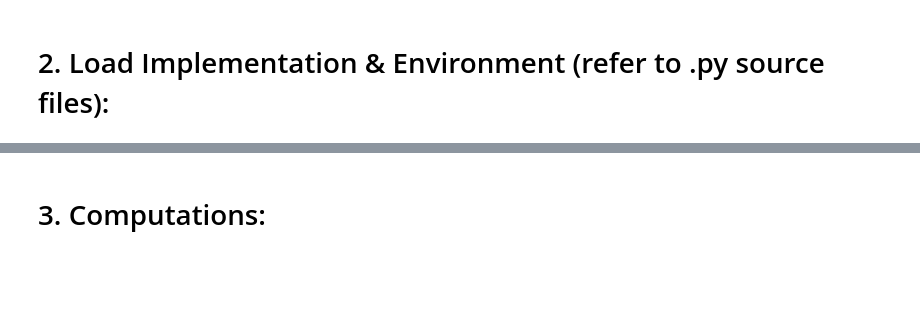
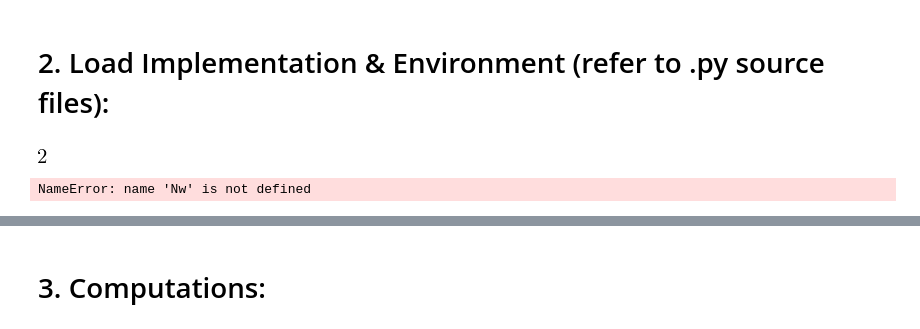
Before and after one commit to top-sim/sdp-par-model, a Jupyter notebook: iPython/SKA1_Performance_Model_PDR05.ipynb, the cells around one changed output, grey strips where cells are left out. Cells and saved outputs as stored; diff of their text form; code cells hidden in the pictures; blank space fills up the shorter version.

```diff
--- a/iPython/SKA1_Performance_Model_PDR05.ipynb
+++ b/iPython/SKA1_Performance_Model_PDR05.ipynb
@@ -83,6 +92,51 @@ _If any of these values need to be changed, this should be done in the "Implemen
 | Minimum Snapshot timescale - equals $T_{obs}$ for slow transients | $T_{snap, min}$ | Tsnap_min | $1.2\ {\rm sec}$ | $1.2\ {\rm sec}$ | $1.2\ {\rm sec}$
 # %% [markdown]
 # 2. Load Implementation & Environment (refer to .py source files):
+# %%
+from sympy import symbols, pi, log, ln, Min, Max, sqrt, sign, lambdify, ceiling, floor, evalf
+import copy
+import sympy.physics.units as u
+from astropy import constants as const
+import numpy as np
+from scipy import optimize as opt
+
+class parameter_container:
+    def __init__(self):
+        pass
+
+    def __enter__(self):
+        pass
+
+    def __exit__(self, a, b, c):
+        pass
+
+def apply_global_parameters(o):
+    o.Omega_E = 7.292115e-5  # In PDR05 Excel sheet a value of 0.0000727 was used. This value based on rotation relative to the fixed stars
+    o.R_Earth = const.R_earth.value * u.m # In PDR05 Excel sheet a value of 6400000 was used
+    o.epsilon_w = 0.01
+    o.Mvis = 12.0
+    o.Naa = 9
+    o.Nmm = 4
+    o.Npp = 4
+    o.Nw  = 2  # Bytes per value
+    o.Qbw  = 1.0
+    o.Qfcv = 10.0
+    o.Qgcf = 8.0
+    o.Qw   = 1.0
+    o.Tion = 60.0
+    o.Tsnap_min = 1.2
+# %%
+a = parameter_container()
+apply_global_parameters(a)
+# %%
+a.Nw
+# %% [output]
+[figure, added]
+# %%
+with a:
+    print Nw
+# %% [output]
+NameError: name 'Nw' is not defined
 # %%
 '''
 The following command imports implementation.py, that in turn imports all the other code fragments, methods and/or modules that
```
Also changed, not shown: parts of 3 cells of this notebook, 5 other files.
